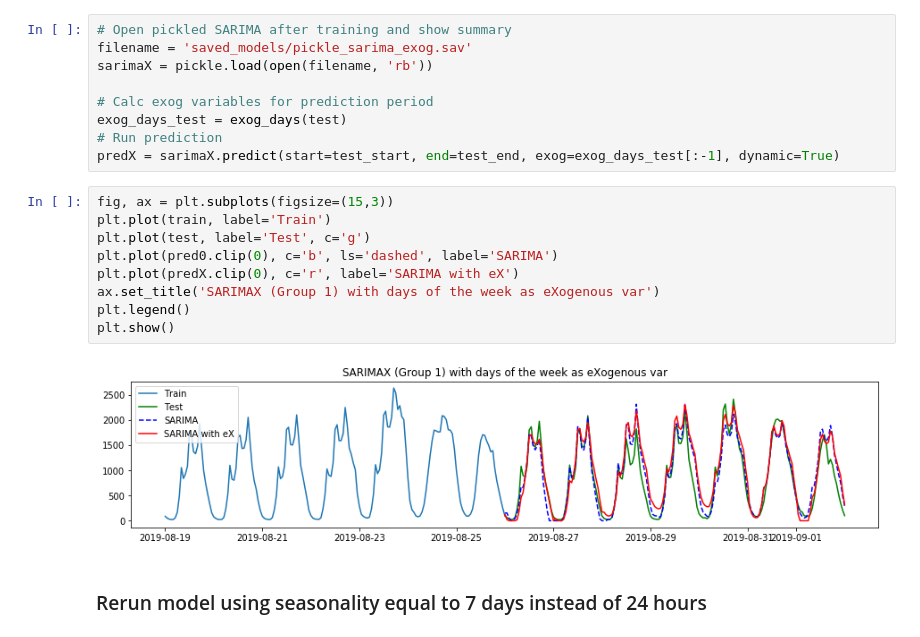
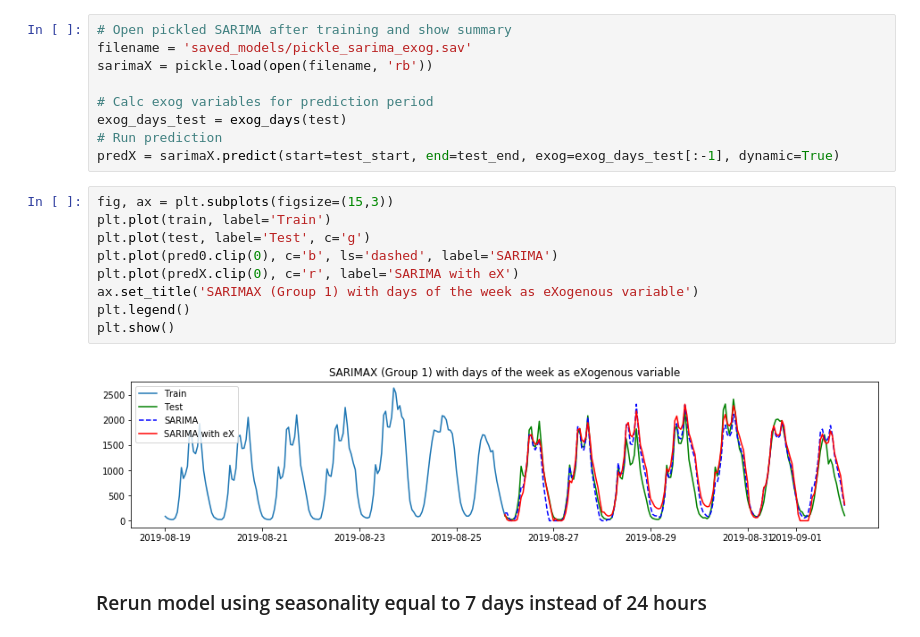
Before and after one commit to khairulomar/Melbourne_pedestrian, a Jupyter notebook: Melbourne_pedestrian.ipynb, the cells around one changed output. Drawn from its saved outputs; the diff is of its cells as text.

```diff
--- a/Melbourne_pedestrian.ipynb
+++ b/Melbourne_pedestrian.ipynb
@@ -1056,14 +1056,14 @@ predX = sarimaX.predict(start=test_start, end=test_end, exog=exog_days_test[:-1]
 # %%
 fig, ax = plt.subplots(figsize=(15,3))
 plt.plot(train, label='Train')
 plt.plot(test, label='Test', c='g')
 plt.plot(pred0.clip(0), c='b', ls='dashed', label='SARIMA')
 plt.plot(predX.clip(0), c='r', label='SARIMA with eX')
-ax.set_title('SARIMAX (Group 1) with days of the week as eXogenous var')
+ax.set_title('SARIMAX (Group 1) with days of the week as eXogenous variable')
 plt.legend()
 plt.show()
 # %% [output]
-[figure, old version]
+[figure, new version]
 # %% [markdown]
 ### Rerun model using seasonality equal to 7 days instead of 24 hours
 # %%
```
Also changed, not shown: parts of 33 cells of this notebook.
